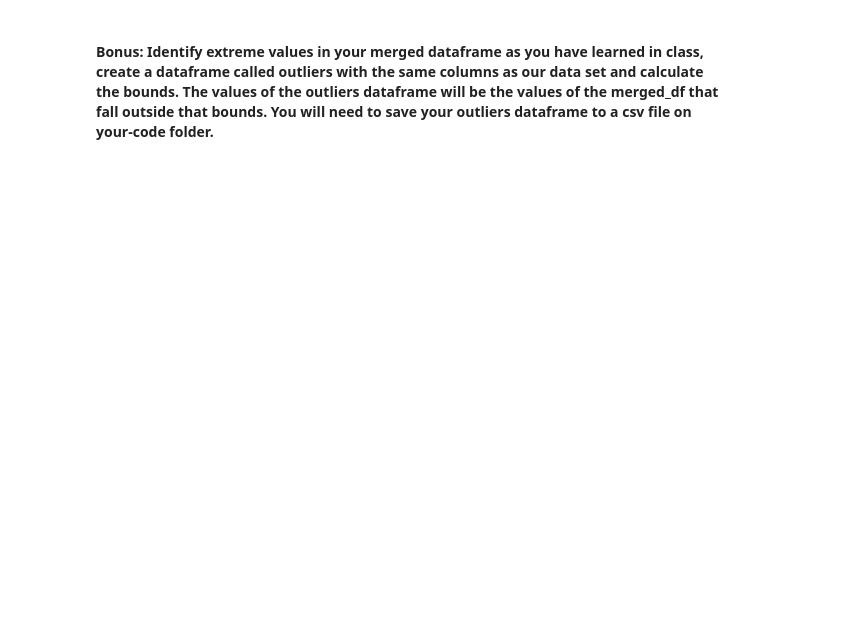
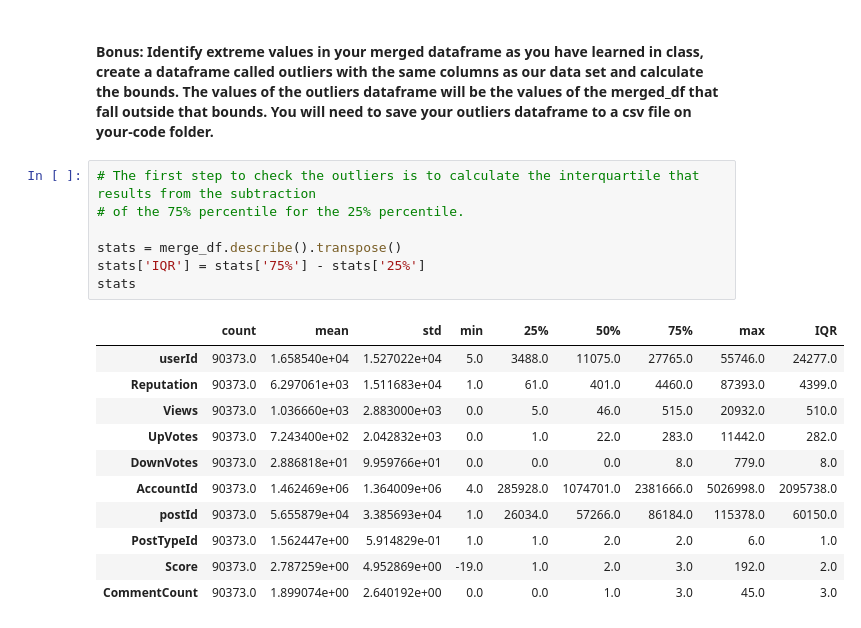
Before and after one commit to almsasantos/dataptmad1019, a Jupyter notebook: module-1/lab-data_cleaning/your-code/main.ipynb, the cells around one changed output. Cells and saved outputs as stored; diff of their text form; blank space fills up the shorter version.

```diff
--- a/module-1/lab-data_cleaning/your-code/main.ipynb
+++ b/module-1/lab-data_cleaning/your-code/main.ipynb
@@ -111,2 +249,21 @@ You will need to make a [merge](https://pandas.pydata.org/pandas-docs/stable/gen
 # %% [markdown]
 #### Bonus: Identify extreme values in your merged dataframe as you have learned in class, create a dataframe called outliers with the same columns as our data set and calculate the bounds. The values of the outliers dataframe will be the values of the merged_df that fall outside that bounds. You will need to save your outliers dataframe to a csv file on your-code folder.
+# %%
+# The first step to check the outliers is to calculate the interquartile that results from the subtraction
+# of the 75% percentile for the 25% percentile.
+
+stats = merge_df.describe().transpose()
+stats['IQR'] = stats['75%'] - stats['25%']
+stats
+# %% [output]
+|  | count | mean | std | min | 25% | 50% | 75% | max | IQR |
+| userId | 90373.0 | 1.658540e+04 | 1.527022e+04 | 5.0 | 3488.0 | 11075.0 | 27765.0 | 55746.0 | 24277.0 |
+| Reputation | 90373.0 | 6.297061e+03 | 1.511683e+04 | 1.0 | 61.0 | 401.0 | 4460.0 | 87393.0 | 4399.0 |
+| Views | 90373.0 | 1.036660e+03 | 2.883000e+03 | 0.0 | 5.0 | 46.0 | 515.0 | 20932.0 | 510.0 |
+| UpVotes | 90373.0 | 7.243400e+02 | 2.042832e+03 | 0.0 | 1.0 | 22.0 | 283.0 | 11442.0 | 282.0 |
+| DownVotes | 90373.0 | 2.886818e+01 | 9.959766e+01 | 0.0 | 0.0 | 0.0 | 8.0 | 779.0 | 8.0 |
+| AccountId | 90373.0 | 1.462469e+06 | 1.364009e+06 | 4.0 | 285928.0 | 1074701.0 | 2381666.0 | 5026998.0 | 2095738.0 |
+| postId | 90373.0 | 5.655879e+04 | 3.385693e+04 | 1.0 | 26034.0 | 57266.0 | 86184.0 | 115378.0 | 60150.0 |
+| PostTypeId | 90373.0 | 1.562447e+00 | 5.914829e-01 | 1.0 | 1.0 | 2.0 | 2.0 | 6.0 | 1.0 |
+| Score | 90373.0 | 2.787259e+00 | 4.952869e+00 | -19.0 | 1.0 | 2.0 | 3.0 | 192.0 | 2.0 |
+| CommentCount | 90373.0 | 1.899074e+00 | 2.640192e+00 | 0.0 | 0.0 | 1.0 | 3.0 | 45.0 | 3.0 |
```
Also changed, not shown: parts of 8 cells of this notebook.
